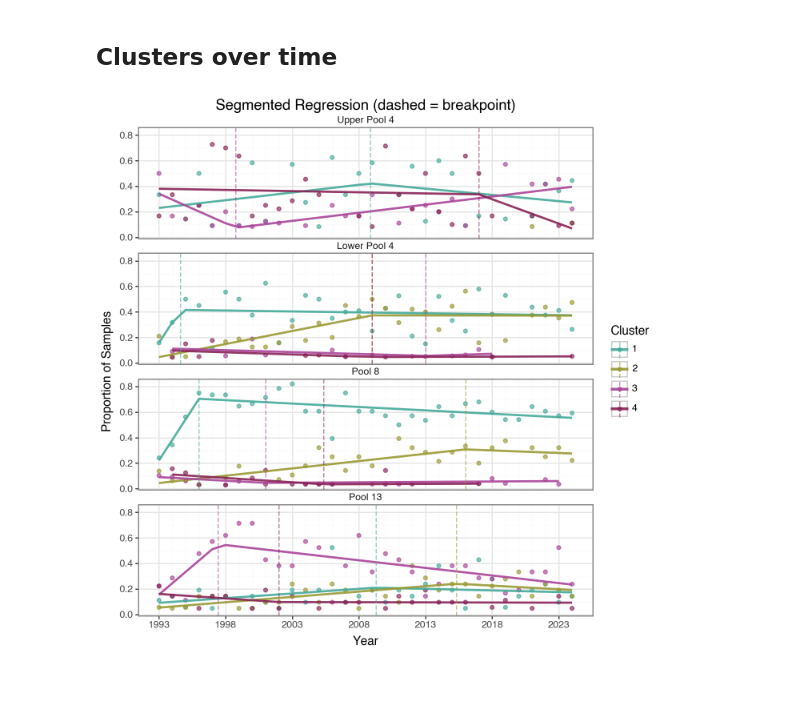
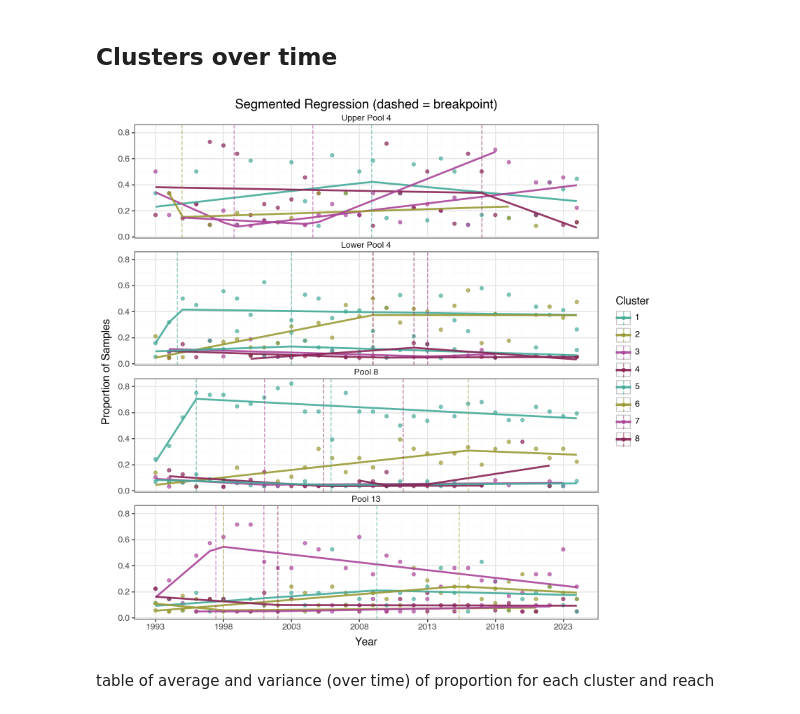
Before and after one commit to jppeirce/ltrm_fish, a Jupyter notebook: 3cluster_visualization.ipynb, the cells around one changed output. Saved outputs shown, nothing was run; the diff lists cells and outputs as text; code cells hidden in the pictures; blank space fills up the shorter version.

```diff
--- a/3cluster_visualization.ipynb
+++ b/3cluster_visualization.ipynb
@@ -148,7 +152,7 @@ GREY_COLOR = (0.75, 0.75, 0.75)  # light gray for non-highlighted clusters
 # =============================================================================
 # CONFIGURATION: Select clusters to highlight
 # =============================================================================
-highlight_clusters = [1, 2, 3, 4]  # <-- CHANGE THIS to select clusters (set to None or [] to show all)
+highlight_clusters = [1, 2, 3, 4, 5, 6, 7, 8]  # <-- CHANGE THIS to select clusters (set to None or [] to show all)
 
 # Minimum cluster size filter
 min_cluster_size = 30
@@ -205,22 +209,34 @@ g = sns.FacetGrid(
     col="mode_pool",
     hue="cluster",
     palette=color_map,
-    col_wrap=2,  # 2 columns: Upper/Lower Pool 4 on row 1, Pool 8/13 on row 2
+    col_wrap=2,
     height=5,
     sharex=False,
     sharey=False
 )
 g.map_dataframe(sns.scatterplot, x="utm_e", y="utm_n", alpha=0.7, s=40)
-g.add_legend(title="Cluster")
-g.set_axis_labels("UTM Easting", "UTM Northing")
-g.figure.subplots_adjust(top=0.90)
 
-# Update title based on selection
+# Format axes in thousands
+for ax in g.axes.flat:
+    ax.tick_params(axis='x', rotation=45)
+    ax.xaxis.set_major_locator(plt.MaxNLocator(nbins=5))
+    ax.xaxis.set_major_formatter(plt.FuncFormatter(lambda x, p: f'{x/1000:.0f}'))
+    ax.yaxis.set_major_formatter(plt.FuncFormatter(lambda y, p: f'{y/1000:.0f}'))
+
+g.set_axis_labels("UTM Easting (×1000)", "UTM Northing (×1000)")
+
+# Add legend positioned closer to the plots
+g.add_legend(title="Cluster", bbox_to_anchor=(1.0, 0.5), loc='center left')
+
+# Update title
 if highlight_clusters:
     title_suffix = f" (highlighting clusters: {highlight_clusters})"
 else:
     title_suffix = ""
 g.figure.suptitle(f"Assemblage Locations by Cluster and Pool{title_suffix}", fontsize=16)
 
+# Adjust layout with more bottom space for rotated labels and proper right margin
+g.figure.subplots_adjust(right=0.9, bottom=0.15, top=0.90, hspace=0.25, wspace=0.25)
+
 plt.show()
 # %% [output]
@@ -355,7 +271,7 @@ filtered_smooth = cluster_time_pool[grp_size2 >= 2]
 desired_order = ["Upper Pool 4", "Lower Pool 4", "Pool 8", "Pool 13"]
 
 
-cluster_filter = [1, 2, 3, 4]
+cluster_filter = [1,2,3,4, 5, 6, 7, 8]
 cluster_time_pool_lt5 = cluster_time_pool[cluster_time_pool['cluster'].astype(int).isin(cluster_filter)].copy()
 filtered_smooth_lt5 = filtered_smooth[filtered_smooth['cluster'].astype(int).isin(cluster_filter)].copy()
 
@@ -517,10 +433,24 @@ breakpoint_data = annotated_data.dropna(subset=['breakpoint_year'])
 # Build color map for the clusters in this plot (string keys for plotnine)
 clusters_in_plot = sorted(cluster_time_pool_lt5['cluster'].unique(), key=int)
 plot_color_map = {}
+
+def rgb_to_hex(rgb_tuple):
+    """Convert RGB tuple (0-1 scale) to hex string."""
+    return '#{:02x}{:02x}{:02x}'.format(
+        int(rgb_tuple[0] * 255),
+        int(rgb_tuple[1] * 255),
+        int(rgb_tuple[2] * 255)
+    )
+
 for cluster_str in cluster_time_pool_lt5['cluster'].unique():
     cluster_int = int(cluster_str)
     if cluster_int in color_map:
-        plot_color_map[cluster_str] = color_map[cluster_int]
+        color_val = color_map[cluster_int]
+        # Convert tuple to hex if needed
+        if isinstance(color_val, tuple):
+            plot_color_map[cluster_str] = rgb_to_hex(color_val)
+        else:
+            plot_color_map[cluster_str] = color_val
     else:
         plot_color_map[cluster_str] = '#999999'  # fallback gray
 
@@ -531,32 +461,35 @@ for cluster_str in cluster_time_pool_lt5['cluster'].unique():
     geom_line(data=fitted_values_df, mapping=aes(x='year', y='fitted', color='cluster'),
               size=1.1, alpha=0.9) +
     geom_vline(data=breakpoint_data, mapping=aes(xintercept='breakpoint_year', color='cluster'),
                linetype='dashed', alpha=0.55, size=0.6) +
     facet_wrap('~mode_pool', ncol=1) +
     scale_color_manual(values=plot_color_map) +
     labs(x='Year', y='Proportion of Samples', color='Cluster',
          title='Segmented Regression (dashed = breakpoint)') +
     theme_bw() +
     theme(figure_size=(7, 7), strip_background=element_blank())
 )
+
 # Save the plot using ggsave
 p = (
      ggplot(annotated_data, aes(x='year', y='proportion', color='cluster')) +
      geom_point(size=1.5, alpha=0.65) +
      geom_line(data=fitted_values_df, mapping=aes(x='year', y='fitted', color='cluster'),
                  size=1.1, alpha=0.9) +
      geom_vline(data=breakpoint_data, mapping=aes(xintercept='breakpoint_year', color='cluster'),
                   linetype='dashed', alpha=0.55, size=0.6) +
      facet_wrap('~mode_pool', ncol=1) +
      scale_x_continuous(minor_breaks=range(1993, 2024, 1), breaks=range(1993, 2024, 5)) +
      scale_color_manual(values=plot_color_map) +
      labs(x='Year', y='Proportion of Samples', color='Cluster',
            title='Segmented Regression (dashed = breakpoint)') +
      theme_bw() +
-     theme(figure_size=(7, 7), strip_background=element_blank())
+     theme(figure_size=(8, 8), strip_background=element_blank())
 )
 
 p.save('segmented_regression_clusters.jpg', dpi=300, verbose=False)
 p.show()
 # %% [output]
-[figure, old version]
+[figure, new version]
+# %% [markdown]
+table of average and variance (over time) of proportion for each cluster and reach
```
Also changed, not shown: parts of 20 cells of this notebook, 5 other files.
